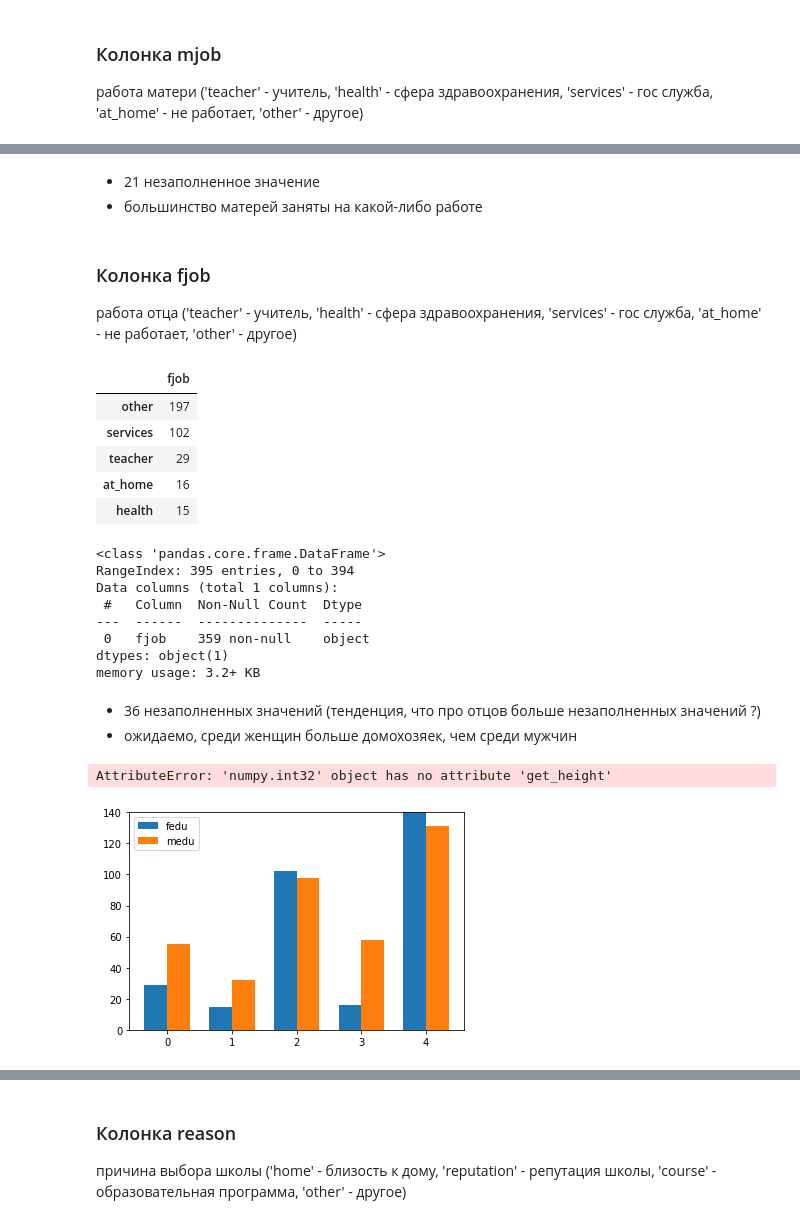
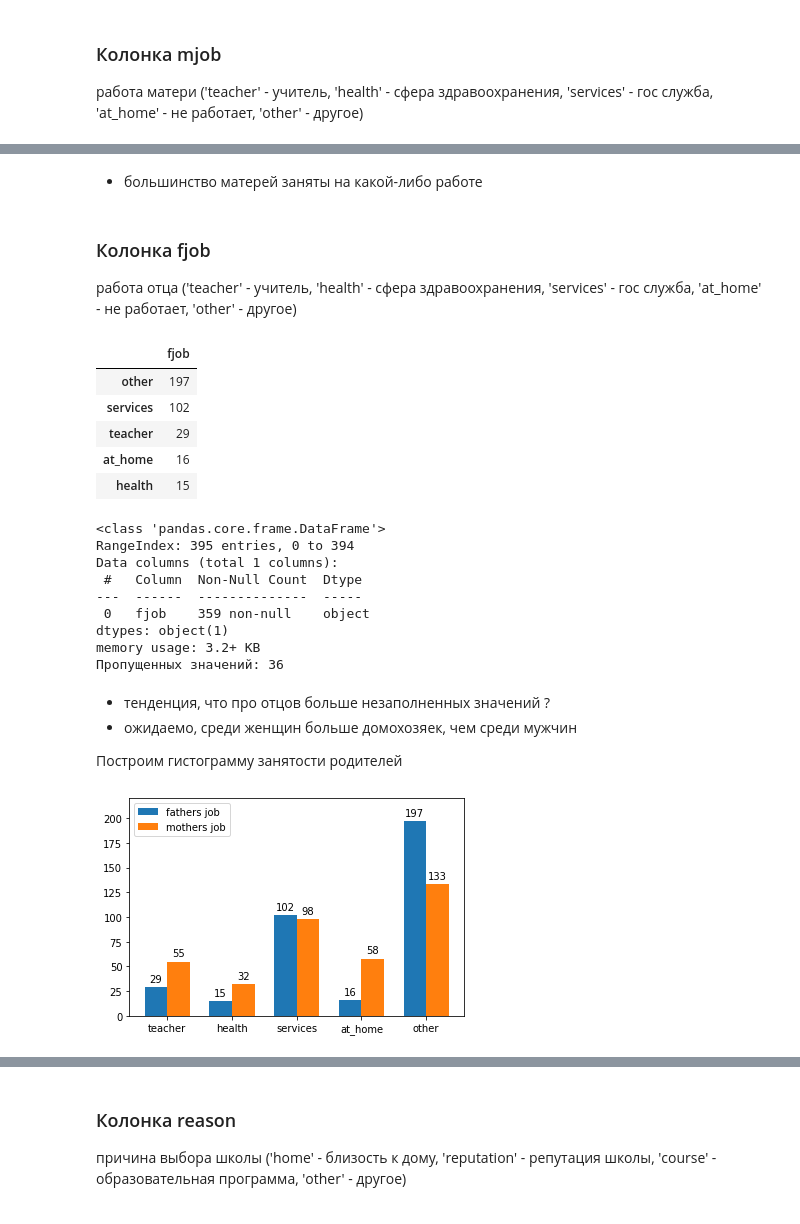
Before and after one commit to Ro-Ksu/skillfactory_rds, a Jupyter notebook: module_2/Module_2.ipynb, the cells around one changed output, grey strips where cells are left out. Saved outputs shown, nothing was run; the diff lists cells and outputs as text; code cells hidden in the pictures.

```diff
--- a/module_2/Module_2.ipynb
+++ b/module_2/Module_2.ipynb
@@ -299,11 +319,13 @@ memory usage: 3.2 KB
 # %%
 %matplotlib inline
 
-labels = [0, 1, 2, 3, 4]
+labels = ['нет', '4 кл.', '5-9 кл.', 'ср.спец./11 кл.', 'высшее', 'не заполнено']
 fedu = [students[(students.fedu == 0)].fedu.count(), students[(students.fedu == 1)].fedu.count(),
-        students[(students.fedu == 2)].fedu.count(), students[(students.fedu == 3)].fedu.count(), students[(students.fedu == 4)].fedu.count()]
+        students[(students.fedu == 2)].fedu.count(), students[(students.fedu == 3)].fedu.count(),
+        students[(students.fedu == 4)].fedu.count()]
 medu = [students[(students.medu == 0)].medu.count(), students[(students.medu == 1)].medu.count(),
-        students[(students.medu == 2)].medu.count(), students[(students.medu == 3)].medu.count(), students[(students.medu == 4)].medu.count()]
+        students[(students.medu == 2)].medu.count(), students[(students.medu == 3)].medu.count(),
+        students[(students.medu == 4)].medu.count()]
 
 x = np.arange(students.fedu.nunique())
 width = 0.35
@@ -312,7 +334,9 @@ fig, axis = plt.subplots()
 fedu = axis.bar(x - width/2, fedu, width, label='fedu')
 medu = axis.bar(x + width/2, medu, width, label='medu')
 axis.legend()
-axis.set_ylim(0, 140)
+axis.set_ylim(0, 150)
+axis.set_xticks(x)
+axis.set_xticklabels(labels)
 
 def autolabel(edu):
     """Добавляем подпись значений каждого столбца"""
@@ -354,5 +381,4 @@ memory usage: 3.2+ KB
 # %% [markdown]
-- 21 незаполненное значение
 - большинство матерей заняты на какой-либо работе
 # %% [markdown]
 ### Колонка fjob
@@ -360,6 +386,8 @@ memory usage: 3.2+ KB
 # %%
 display(pd.DataFrame(students.fjob.value_counts()))
 students.loc[:, ['fjob']].info()
+
+print("Пропущенных значений:", students.fjob.isna().sum())
 # %% [output]
 |  | fjob |
 | other | 197 |
@@ -375,41 +403,45 @@ Data columns (total 1 columns):
  0   fjob    359 non-null    object
 dtypes: object(1)
 memory usage: 3.2+ KB
+Пропущенных значений: 36
 # %% [markdown]
-- 36 незаполненных значений (тенденция, что про отцов больше незаполненных значений ?)
+- тенденция, что про отцов больше незаполненных значений ?
 - ожидаемо, среди женщин больше домохозяек, чем среди мужчин
+
+Построим гистограмму занятости родителей
 # %%
 labels = ['teacher', 'health', 'services', 'at_home', 'other']
 fjob = [students[(students.fjob == 'teacher')].fjob.count(), students[(students.fjob == 'health')].fjob.count(),
         students[(students.fjob == 'services')].fjob.count(), students[(students.fjob == 'at_home')].fjob.count(),
-        students[(students.fjob == 'other')].fedu.count()]
+        students[(students.fjob == 'other')].fjob.count()]
 mjob = [students[(students.mjob == 'teacher')].mjob.count(), students[(students.mjob == 'health')].mjob.count(),
         students[(students.mjob == 'services')].mjob.count(), students[(students.mjob == 'at_home')].mjob.count(),
-        students[(students.mjob == 'other')].medu.count()]
+        students[(students.mjob == 'other')].mjob.count()]
 
 x = np.arange(students.fjob.nunique())
 width = 0.35
 
 fig, axis = plt.subplots()
-fedu = axis.bar(x - width/2, fjob, width, label='fedu')
-medu = axis.bar(x + width/2, mjob, width, label='medu')
+f_job = axis.bar(x - width/2, fjob, width, label='fathers job')
+m_job = axis.bar(x + width/2, mjob, width, label='mothers job')
 axis.legend()
-axis.set_ylim(0, 140)
+axis.set_ylim(0, 220)
+axis.set_xticks(x)
+axis.set_xticklabels(labels)
 
 def autolabel(job):
     """Добавляем подпись значений каждого столбца"""
     for j in job:
         height = j.get_height()
         axis.annotate('{}'.format(height),
                     xy=(j.get_x() + j.get_width() / 2, height),
                     xytext=(0, 3),  # 3 points vertical offset
                     textcoords="offset points",
                     ha='center', va='bottom')
 
-autolabel(fjob)
-autolabel(mjob)
+autolabel(f_job)
+autolabel(m_job)
 
 plt.show()
 # %% [output]
-AttributeError: 'numpy.int32' object has no attribute 'get_height'
-[figure, old version]
+[figure, new version]
```
Also changed, not shown: parts of 61 cells of this notebook.
